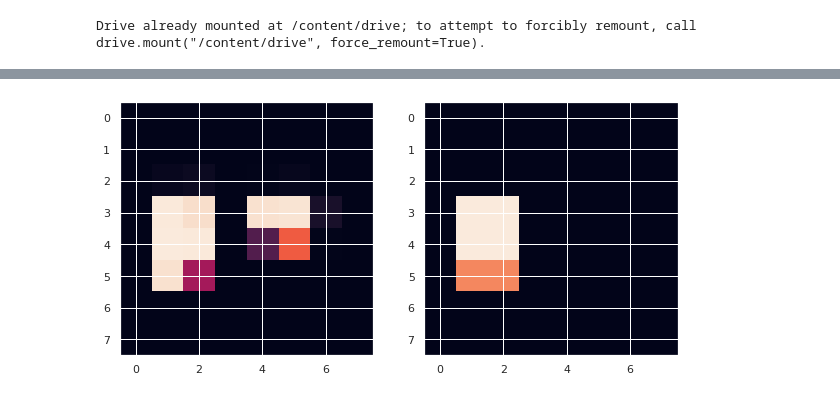
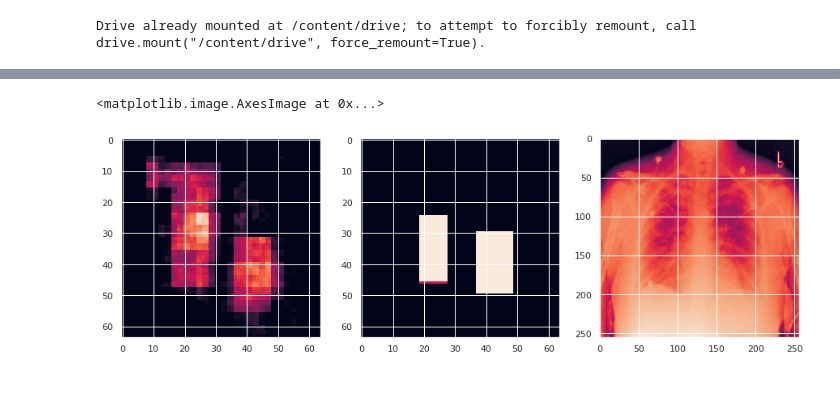
Before and after one commit to nandhukumar86/CapstonePneumoniaDetection, a Jupyter notebook: DenseNet_TransferLearning_Segmentation.ipynb, the cells around one changed output, grey strips where cells are left out. Saved outputs shown, nothing was run; the diff lists cells and outputs as text; code cells hidden in the pictures.

```diff
--- a/DenseNet_TransferLearning_Segmentation.ipynb
+++ b/DenseNet_TransferLearning_Segmentation.ipynb
@@ -122,3 +124,18 @@ model_classifier = Model(model.input, y)
+# %%
+layer8x8 = model.get_layer('conv5_block16_2_conv').output
+layer16x16 = model.get_layer('conv4_block24_2_conv').output
+layer32x32 = model.get_layer('conv3_block12_2_conv').output
+layer64x64 = model.get_layer('conv2_block6_2_conv').output
+
+yy = Concatenate()([UpSampling2D()(layer8x8), layer16x16])
+yy = Concatenate()([UpSampling2D()(yy), layer32x32])
+yy = Concatenate()([UpSampling2D()(yy), layer64x64])
+
+yy = Conv2D(1, kernel_size = 1,activation='relu')(yy)
+yy = Reshape((64, 64))(yy)
+
+
+model_segments = Model(model.input, yy)
 # %%
 gc.collect()
 # %% [output]
@@ -135,7 +157,13 @@ gc.collect()
 # %%
-model_classifier.compile(optimizer='adam', loss='binary_crossentropy', metrics=['accuracy'])
+model_segments.compile(loss=tensorflow.keras.losses.CosineSimilarity(),
+                       optimizer='adam',
+                       metrics=['mse'])
 
-earlystop_classifier = tensorflow.keras.callbacks.EarlyStopping(monitor='accuracy', patience=2, min_delta=0.01)
+# earlystop_segments = tensorflow.keras.callbacks.EarlyStopping(monitor='accuracy', patience=3, min_delta=0.01)
 
-model_classifier.fit(X_train_c, y_train_c, epochs=5, batch_size=32, validation_data=(X_val_c, y_val_c), verbose=1)
+model_segments.fit(X_train, y_train,
+                     epochs=20, batch_size=16,
+                     validation_data=(X_val, y_val),
+                    #  callbacks = [earlystop_segments],
+                     verbose=1)
 # %% [output]
@@ -188,6 +218,0 @@ y_val = np.array(y_val)/255
-# %%
-model_image.compile(optimizer='adam', loss=loss, metrics=[dice_coefficient])
-
-earlystop = tensorflow.keras.callbacks.EarlyStopping(monitor='dice_coefficient', patience=5, min_delta=0.01)
-
-model_image.fit(X_train, y_train, epochs=5, batch_size=16, verbose=1, validation_data=(X_val, y_val), callbacks=[earlystop])
@@ -209,11 +219,12 @@ tensorflowjs.converters.save_keras_model(model_image,'/content/drive/MyDrive/Cap
 # %%
-y_test_predict = model_image.predict(X_val)
-# y_train_predict = model.predict(X_train)
+y_test_predict = model_segments.predict(X_train)
 # %%
-n = 401
+n = int(np.random.rand(1)[0]*X_train.shape[0])
 
-fig, axes = plt.subplots(1,2,figsize=(10,5))
-axes[0].imshow(y_test_predict[n].reshape(8,8))
-axes[1].imshow(y_val[n]);
+fig, axes = plt.subplots(1,3,figsize=(15,15))
+axes[0].imshow(y_test_predict[n].reshape(64,64))
+axes[1].imshow(y_train[n]);
+axes[2].imshow(X_train[n][:,:,0])
 # %% [output]
+<matplotlib.image.AxesImage at 0x...>
-[figure, old version]
+[figure, new version]
```
Also changed, not shown: parts of 28 cells of this notebook.
